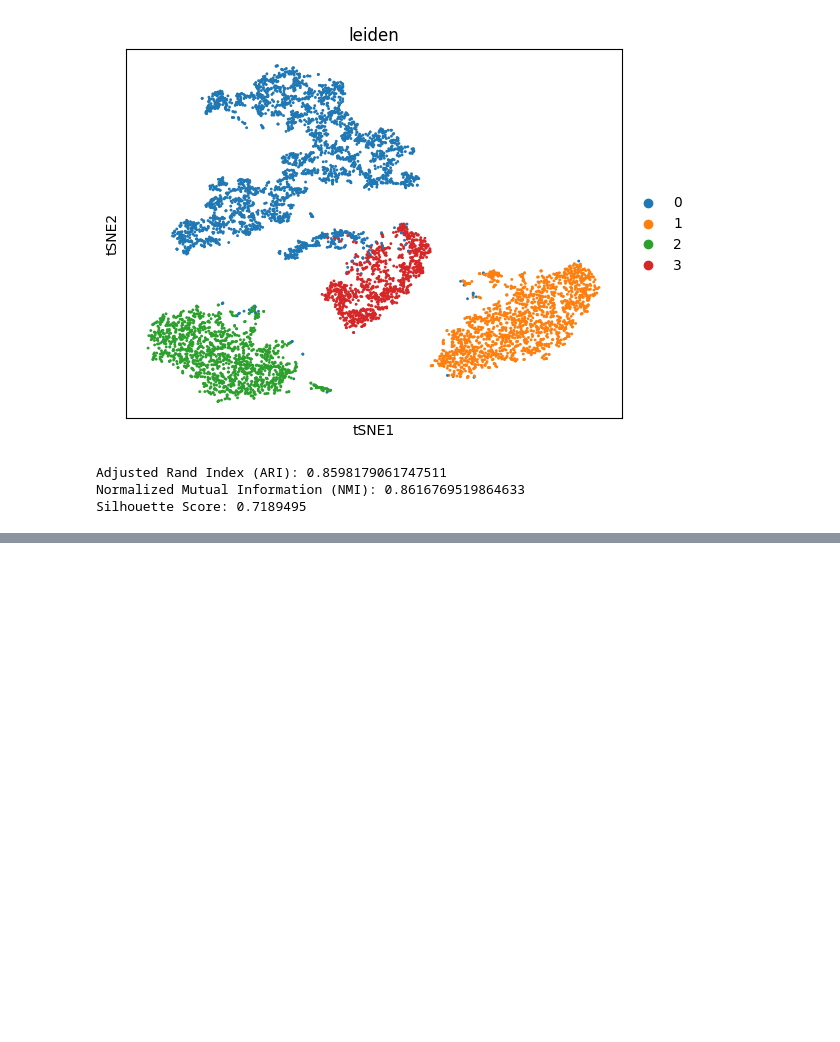
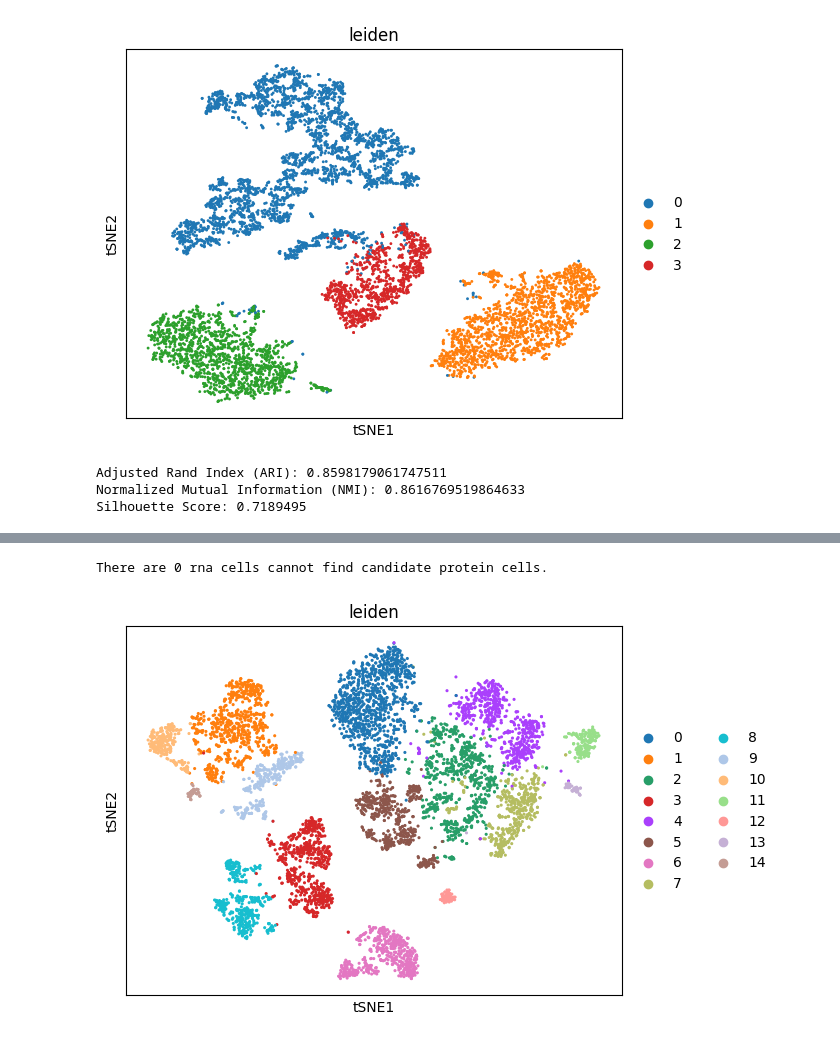
Before and after one commit to YuzhiSun/scInfer_colab, a Jupyter notebook: Unpaired_benchmark_breast.ipynb, the cells around one changed output, grey strips where cells are left out. Saved outputs shown, nothing was run; the diff lists cells and outputs as text; code cells hidden in the pictures; blank space fills up the shorter version.

```diff
--- a/Unpaired_benchmark_breast.ipynb
+++ b/Unpaired_benchmark_breast.ipynb
@@ -327,0 +367,15 @@ Silhouette Score: 0.7189495
+# %%
+rna_em = rna_em[rna_em.obs['test_flag'] == 1]
+scMS_em = scMS_em[scMS_em.obs['test_flag'] == 1]
+# %%
+candidate_df, black_list = screen_candidate(rna_em, scMS_em, threshold, screen_num, min_prt_num)
+# %% [output]
+There are 0 rna cells cannot find candidate protein cells.
+# %%
+rna = rna[~rna.obs_names.isin(black_list)]
+# %%
+rna.obs = rna.obs.merge(candidate_df[[f'match_{screen_num}_largest']], left_index=True, right_index=True, how='left')
+# %%
+rna_hv = add_cluster_info(rna, resolution=0.5, cluster_by='highly_variable')
+# %% [output]
+[figure, added]
```
Also changed, not shown: parts of 48 cells of this notebook.
